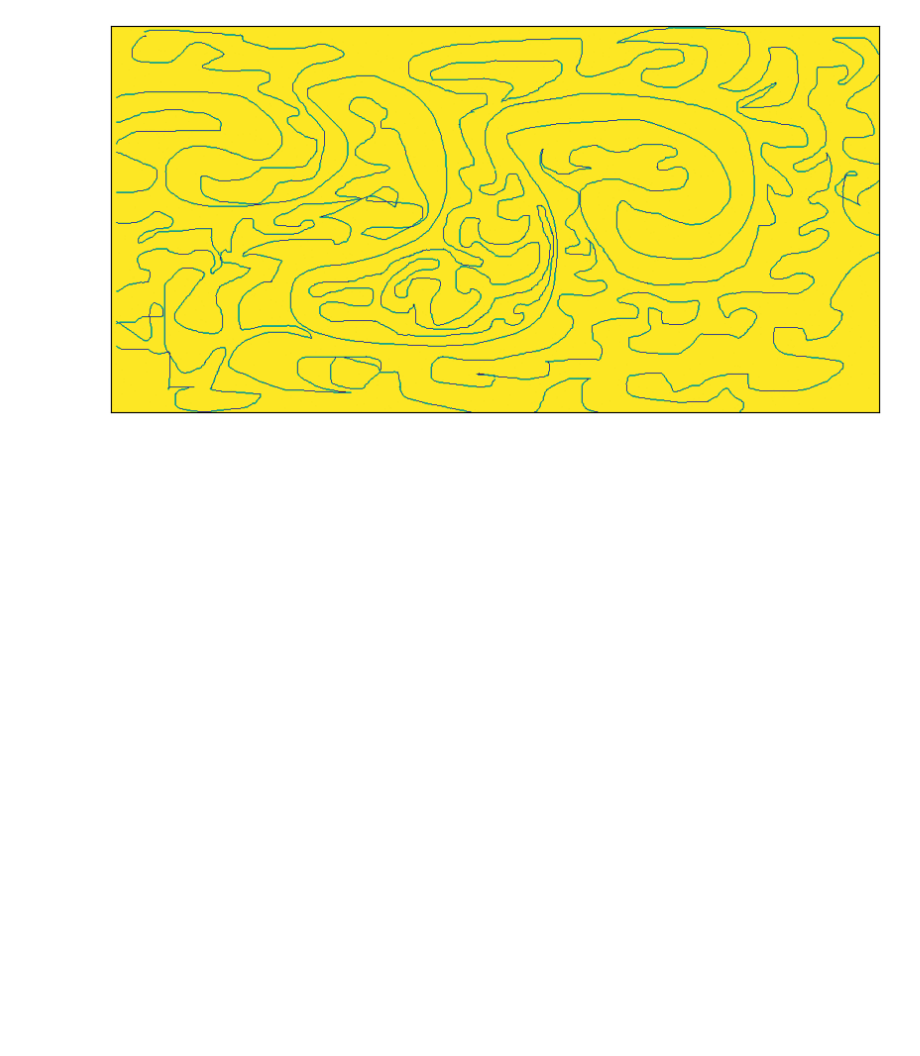
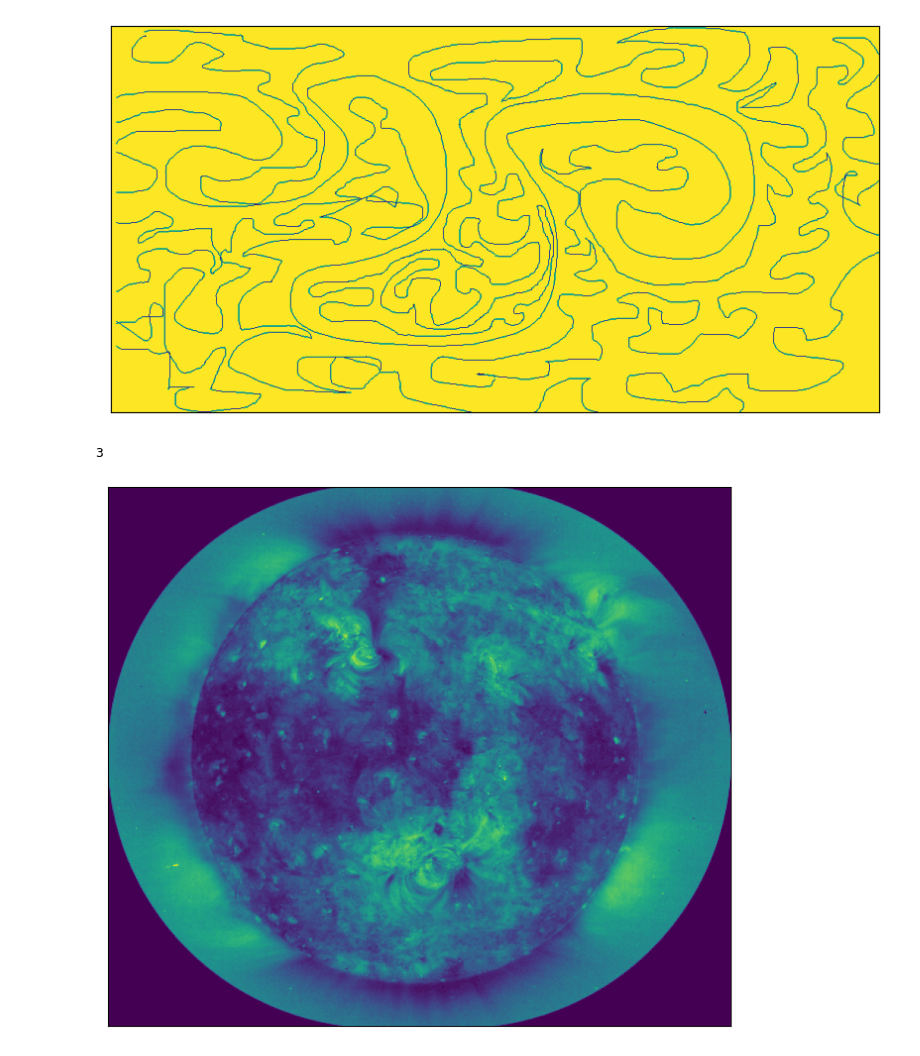
Before and after one commit to lewismcnish/Physics, a Jupyter notebook: Year_3/it_lab/task_1_attempt_1.ipynb, the cells around one changed output. Cells and saved outputs as stored; diff of their text form; code cells hidden in the pictures; blank space fills up the shorter version.

Commit message:
solved diff eq and plotted graphs for task 2 part 1

```diff
--- a/Year_3/it_lab/task_1_attempt_1.ipynb
+++ b/Year_3/it_lab/task_1_attempt_1.ipynb
@@ -173,3 +158,41 @@ plt.yticks([])
 plt.show()
 # %% [output]
 [figure]
+# %%
+soho_left = plt.imread("patterns/soho_left.png")
+soho_right = plt.imread("patterns/soho_right.png")
+
+
+def difference(left, right):
+    diffren = left -right
+    return  abs(sum(diffren))
+
+diffr =[]
+for i in np.arange(0,200,1):
+    for j in np.arange(0,200,1):
+        diff = difference(soho_left[:,-i],soho_right[:,j])
+        diffr.append(diff)
+
+left_crop = int(np.floor(np.argmin(diffr)/200))
+
+diffr =[]
+for i in np.arange(0,200,1):
+    for j in np.arange(0,200,1):
+        diff = difference(soho_left[:,-j],soho_right[:,i])
+        diffr.append(diff)\
+
+right_crop = int(np.floor(np.argmin(diffr)/200))
+
+left_img = soho_left[:,:(soho_left.shape[1]-left_crop)]
+right_img = soho_right[:,right_crop:]
+
+final_img = np.concatenate((left_img,right_img),axis=1)
+
+plt.figure(figsize=(10,10))
+plt.imshow(final_img)
+plt.xticks([])
+plt.yticks([])
+plt.show()
+# %% [output]
+3
+[figure, added]
```
Also changed, not shown: parts of 2 cells of this notebook, 4 other files.
